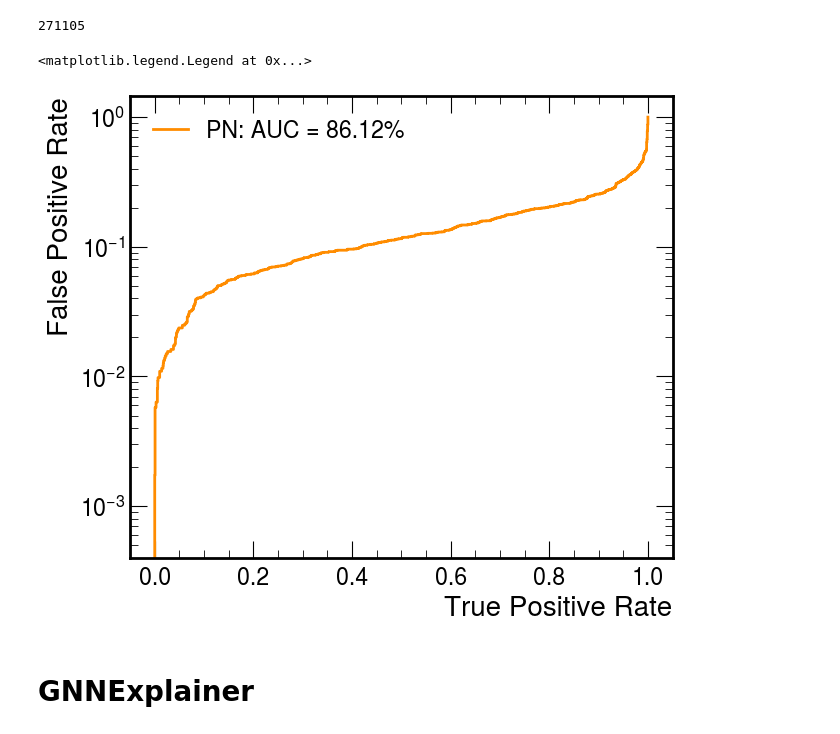
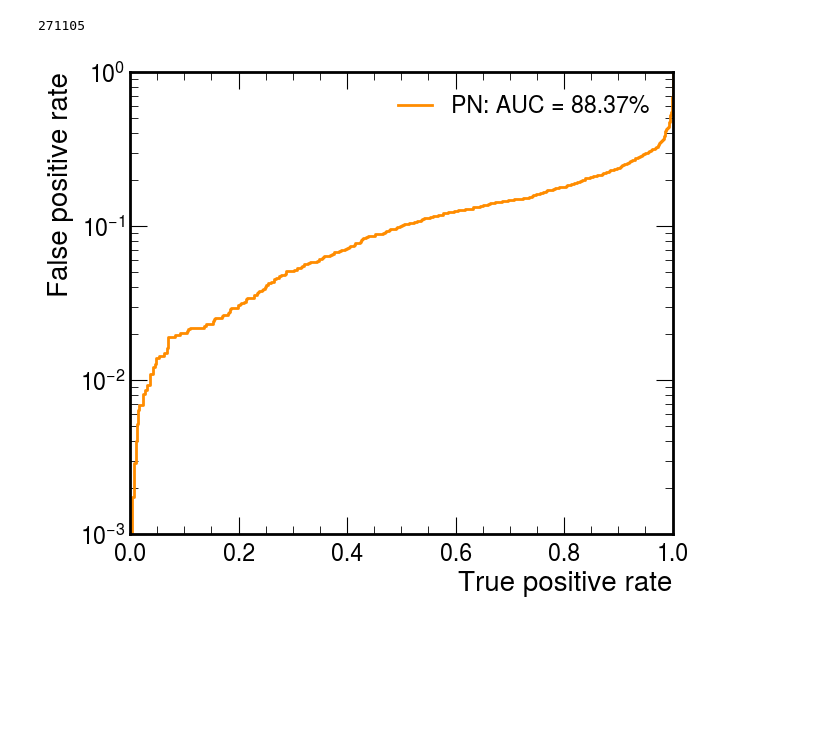
Before and after one commit to usatlas-ml-training/lbnl-2023, a Jupyter notebook: top_tagging_gnn/train.ipynb, the cells around one changed output. Saved outputs shown, nothing was run; the diff lists cells and outputs as text; code cells hidden in the pictures; blank space fills up the shorter version.

```diff
--- a/top_tagging_gnn/train.ipynb
+++ b/top_tagging_gnn/train.ipynb
@@ -44,6 +44,7 @@ def load_data(dataset_path, flag, n_files=-1):
 
 dataset_path = "/xai4hepvol/atlas/"
 
-dataset = load_data(dataset_path, "test", n_files=1)  # use test directory because it contains subjet info
+test_dataset = load_data(dataset_path, "test", n_files=1)  # use test directory because it contains subjet info
+val_dataset = load_data(dataset_path, "val", n_files=1)
 # %% [output]
 --- loaded file 0 from `test` directory
@@ -80,8 +84,9 @@ tensor([[-1.9442e-02,  9.3275e-02,  5.3207e+00,  5.3862e+00, -1.0834e+00,
          -6.1859e+00,  6.0870e-01],
         [-1.2078e-01,  5.0740e-01, -8.0296e-01, -6.9759e-01, -7.2071e+00,
          -7.1671e+00,  5.2158e-01]])
-# %%
-loader = DataLoader(dataset, batch_size=32)
+# %%
+test_loader = DataLoader(test_dataset, batch_size=32)
+val_loader =  DataLoader(val_dataset, batch_size=32)
 # %% [markdown]
 # Get model
 # %%
@@ -214,11 +219,11 @@ def train(loader, model, idx=100):
         optimizer.step()
 
         optimizer.step()
-        print(f"loss on batch {i}: {loss.detach()}")
+        if i % 10 == 0: print(f"loss on batch {i}: {loss.detach()}")
 
         if i == idx:
             break
 
 
-train(loader, model, idx=100)
+train(val_loader, model, idx=100)
 # %% [output]
@@ -250,34 +248,33 @@ count_parameters(model)
 # %%
 # test
 targets_ = []
 preds_ = []
-for i, batch in enumerate(loader):
+for i, batch in enumerate(test_loader):
     edge_index = knn_graph(batch.x[:, :2], k)
 
     preds_ += model(batch.x, edge_index, batch.batch).tolist()
     targets_ += batch.y.tolist()
 
     if i == 100:
         break
 
 fig, ax = plt.subplots(figsize=[7, 6])
 
 fpr, tpr, _ = roc_curve(targets_, preds_)
 ax.plot(
     tpr,
     fpr,
     color="darkorange",
     lw=2,
     label=f"PN: AUC = {round(auc(fpr, tpr)*100,2)}%",
 )
 
-# plt.xlim([0.0, 1.0])
-plt.ylabel("False Positive Rate")
-plt.xlabel("True Positive Rate")
+plt.xlim([0.0, 1.0])
+plt.ylim([1e-3, 1.0])
+plt.ylabel("False positive rate")
+plt.xlabel("True positive rate")
 plt.yscale("log")
 plt.legend()
+plt.show()
 # %% [output]
-<matplotlib.legend.Legend at 0x...>
-[figure, old version]
+[figure, new version]
-# %% [markdown]
-# GNNExplainer
```
Also changed, not shown: parts of 13 cells of this notebook, 1 other file.
